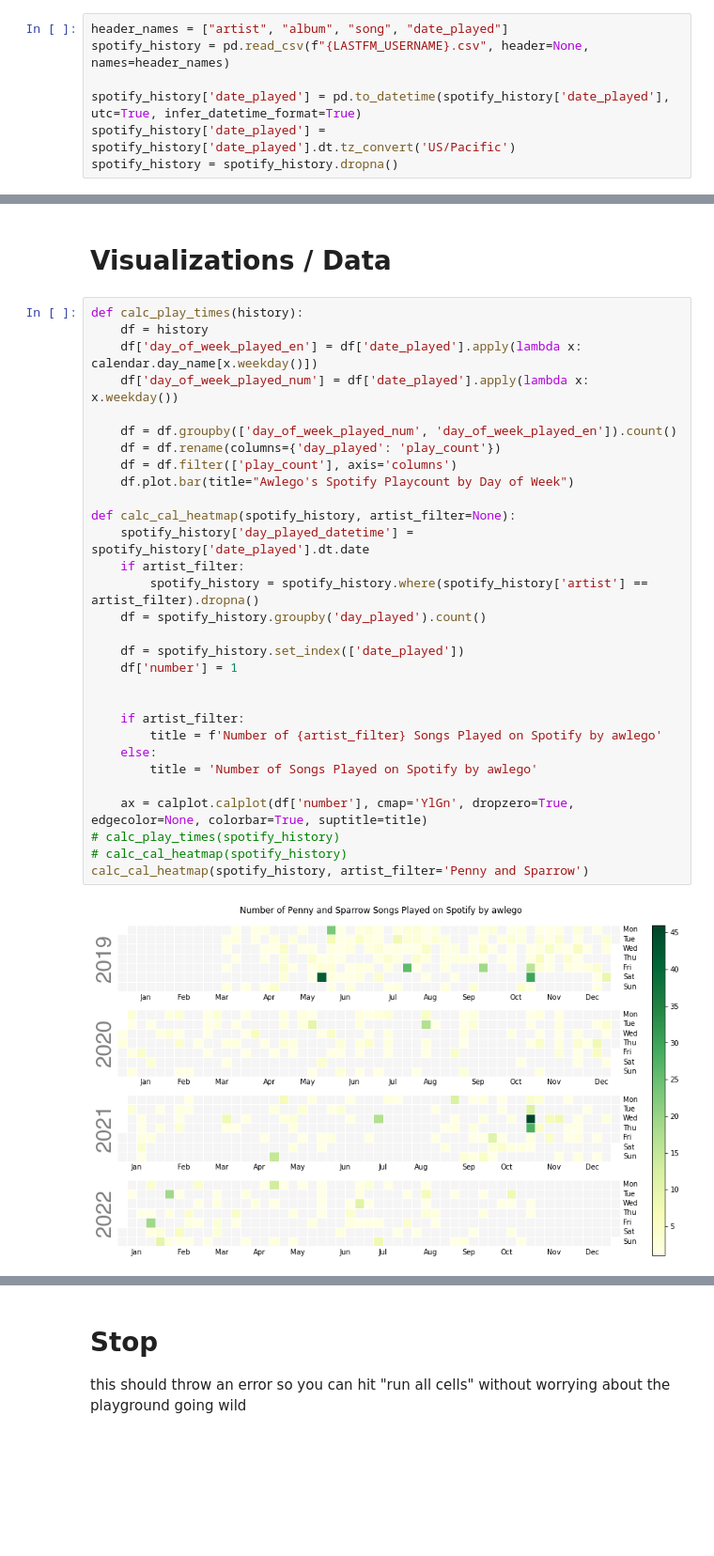
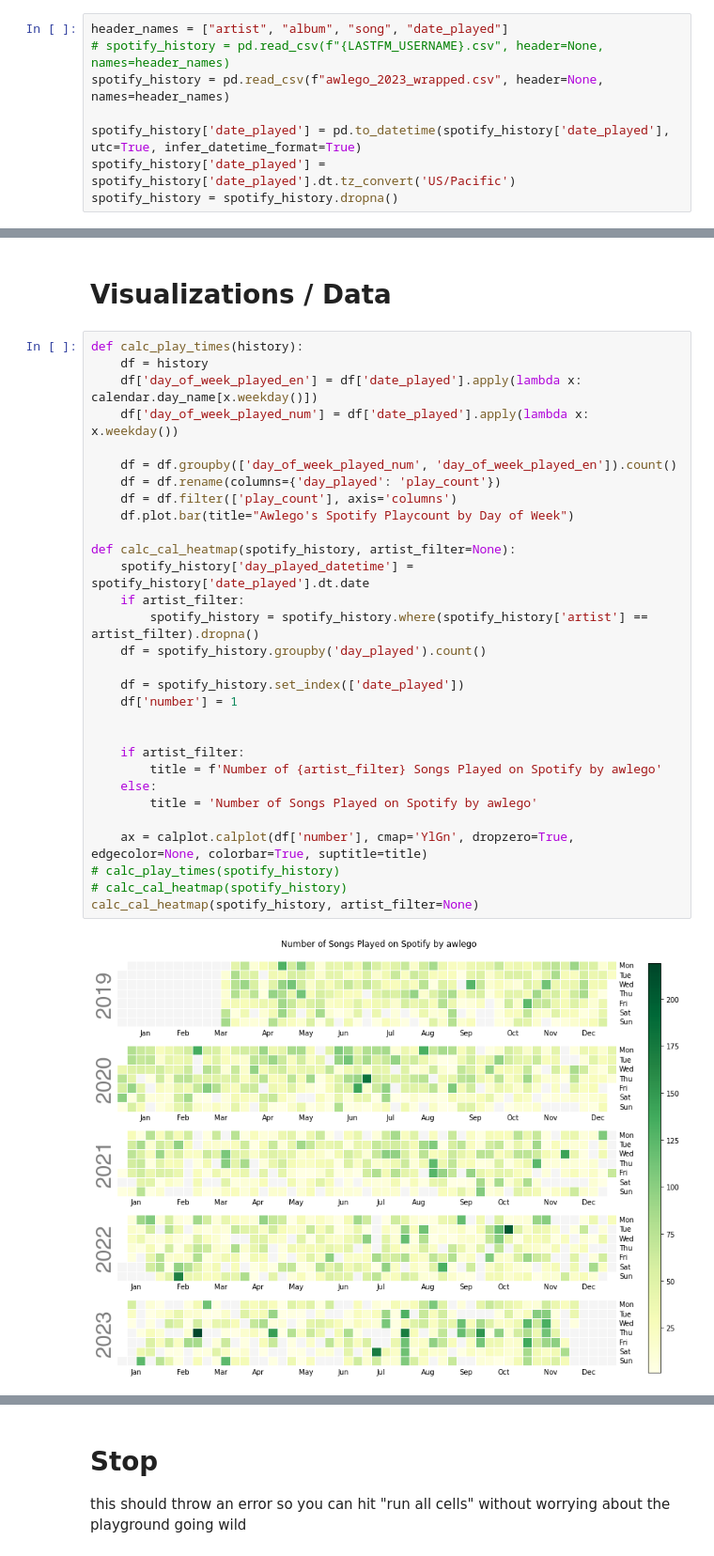
Before and after one commit to awlego/spotify_sync, a Jupyter notebook: Spotify Uploader.ipynb, the cells around one changed output, grey strips where cells are left out. Shown at 94% size. Drawn from its saved outputs; the diff is of its cells as text; blank space fills up the shorter version.

Commit message:
2023 wrapped update

```diff
--- a/Spotify Uploader.ipynb
+++ b/Spotify Uploader.ipynb
@@ -71,7 +83,8 @@ SPOTIFY_USERNAME = config('SPOTIFY_USERNAME')
 # Import Listening History and DO stuff
 # %%
 header_names = ["artist", "album", "song", "date_played"]
-spotify_history = pd.read_csv(f"{LASTFM_USERNAME}.csv", header=None, names=header_names)
+# spotify_history = pd.read_csv(f"{LASTFM_USERNAME}.csv", header=None, names=header_names)
+spotify_history = pd.read_csv(f"awlego_2023_wrapped.csv", header=None, names=header_names)
 
 spotify_history['date_played'] = pd.to_datetime(spotify_history['date_played'], utc=True, infer_datetime_format=True)
 spotify_history['date_played'] = spotify_history['date_played'].dt.tz_convert('US/Pacific')
@@ -342,35 +541,35 @@ update_all_playlists(username, token)
 # %%
 def calc_play_times(history):
     df = history
     df['day_of_week_played_en'] = df['date_played'].apply(lambda x: calendar.day_name[x.weekday()])
     df['day_of_week_played_num'] = df['date_played'].apply(lambda x: x.weekday())
 
     df = df.groupby(['day_of_week_played_num', 'day_of_week_played_en']).count()
     df = df.rename(columns={'day_played': 'play_count'})
     df = df.filter(['play_count'], axis='columns')
     df.plot.bar(title="Awlego's Spotify Playcount by Day of Week")
 
 def calc_cal_heatmap(spotify_history, artist_filter=None):
     spotify_history['day_played_datetime'] = spotify_history['date_played'].dt.date
     if artist_filter:
         spotify_history = spotify_history.where(spotify_history['artist'] == artist_filter).dropna()
     df = spotify_history.groupby('day_played').count()
 
     df = spotify_history.set_index(['date_played'])
     df['number'] = 1
 
 
     if artist_filter:
         title = f'Number of {artist_filter} Songs Played on Spotify by awlego'
     else:
         title = 'Number of Songs Played on Spotify by awlego'
 
     ax = calplot.calplot(df['number'], cmap='YlGn', dropzero=True, edgecolor=None, colorbar=True, suptitle=title)
 # calc_play_times(spotify_history)
 # calc_cal_heatmap(spotify_history)
-calc_cal_heatmap(spotify_history, artist_filter='Penny and Sparrow')
+calc_cal_heatmap(spotify_history, artist_filter=None)
 # %% [output]
-[figure, old version]
+[figure, new version]
 # %%
 def most_consistently_listened_to_artists(spotify_history):
     df = spotify_history.groupby(['artist', 'day_played_datetime'])['day_played_datetime'].count().reset_index(name="num_artist_play_days")
```
Also changed, not shown: parts of 70 cells of this notebook.
